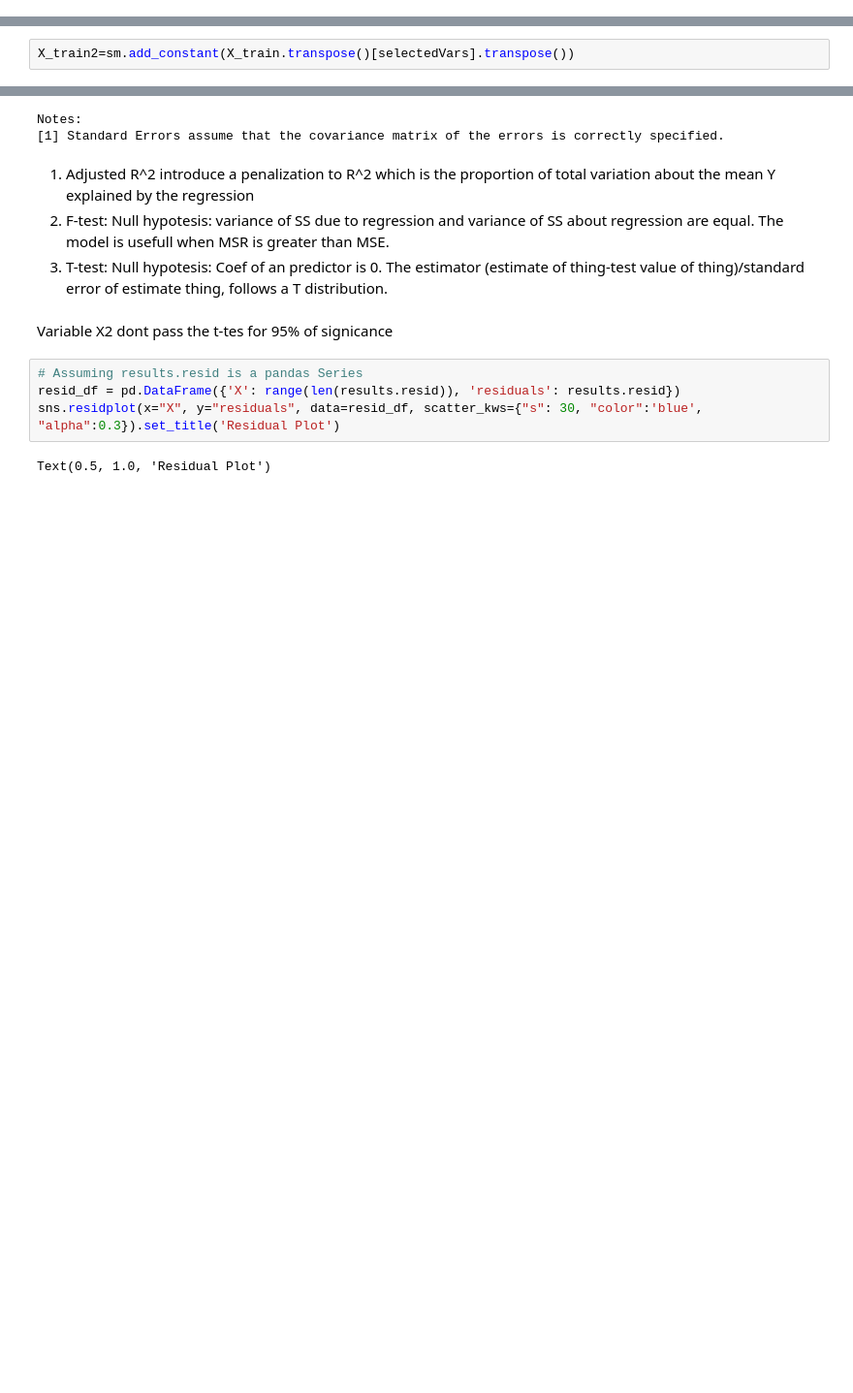
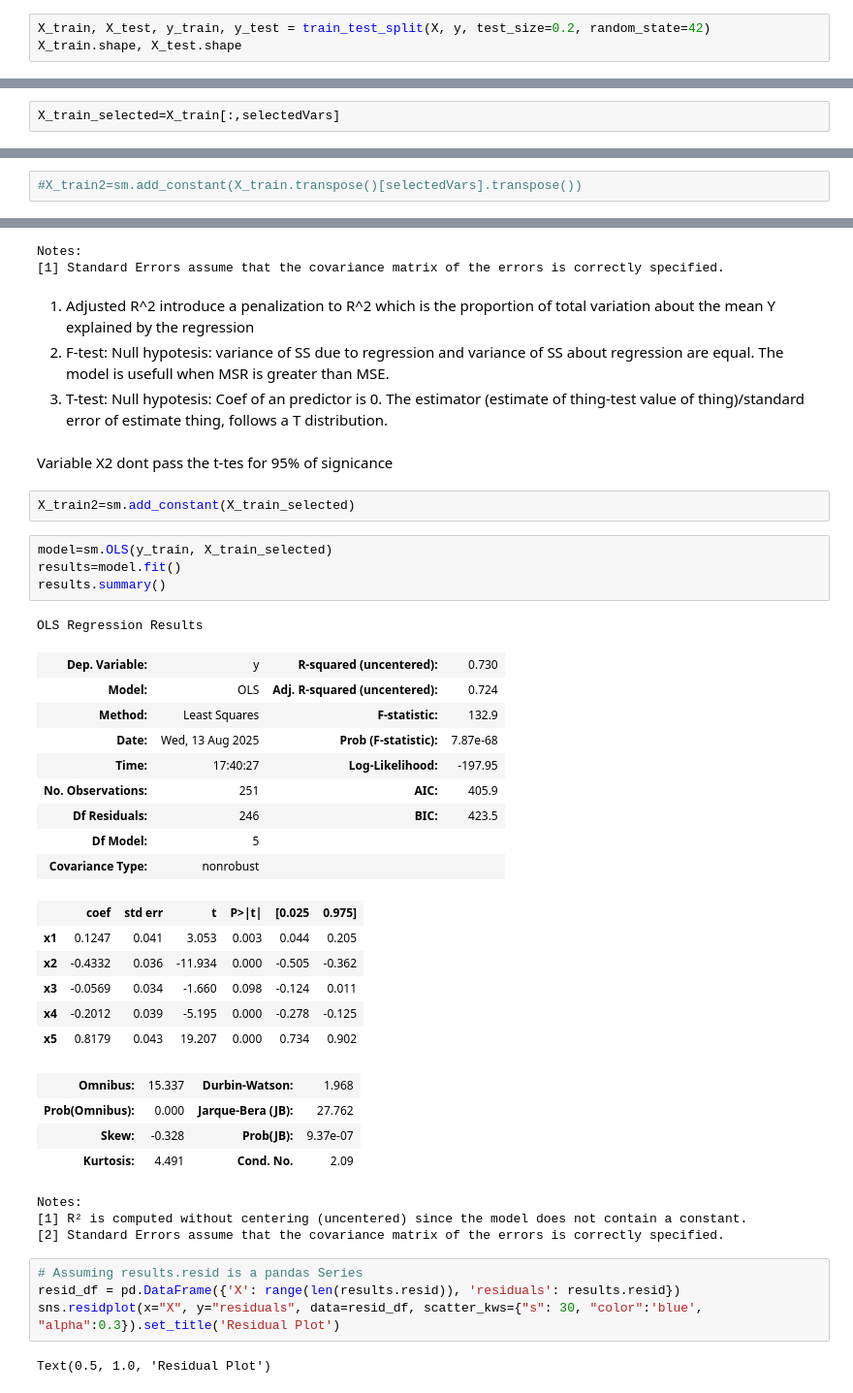
Before and after one commit to 318281029SBH/Escuela, a Jupyter notebook: GWeatherLinearRegression.ipynb, the cells around one changed output, grey strips where cells are left out. Shown at 97% size. Saved outputs shown, nothing was run; the diff lists cells and outputs as text; blank space fills up the shorter version.

```diff
--- a/GWeatherLinearRegression.ipynb
+++ b/GWeatherLinearRegression.ipynb
@@ -227,0 +231,3 @@ X_train.shape, X_test.shape
+# %%
+X_train, X_test, y_train, y_test = train_test_split(X, y, test_size=0.2, random_state=42)
+X_train.shape, X_test.shape
@@ -328,5 +293,7 @@ array([ 1,  3,  9, 10, 11])
+# %%
+X_train_selected=X_train[:,selectedVars]
 # %% [markdown]
 ##Model
 # %%
-X_train2=sm.add_constant(X_train.transpose()[selectedVars].transpose())
+#X_train2=sm.add_constant(X_train.transpose()[selectedVars].transpose())
 # %%
@@ -367,6 +334,36 @@ The model is usefull when MSR is greater than MSE.
 The estimator (estimate of thing-test value of thing)/standard error of estimate thing, follows a T distribution.
 # %% [markdown]
 Variable X2 dont pass the t-tes for 95% of signicance
+# %%
+X_train2=sm.add_constant(X_train_selected)
+# %%
+model=sm.OLS(y_train, X_train_selected)
+results=model.fit()
+results.summary()
+# %% [output]
+OLS Regression Results
+| Dep. Variable: | y | R-squared (uncentered): | 0.730 |
+| Model: | OLS | Adj. R-squared (uncentered): | 0.724 |
+| Method: | Least Squares | F-statistic: | 132.9 |
+| Date: | Wed, 13 Aug 2025 | Prob (F-statistic): | 7.87e-68 |
+| Time: | 17:40:27 | Log-Likelihood: | -197.95 |
+| No. Observations: | 251 | AIC: | 405.9 |
+| Df Residuals: | 246 | BIC: | 423.5 |
+| Df Model: | 5 |  |  |
+| Covariance Type: | nonrobust |  |  |
+|  | coef | std err | t | P>|t| | [0.025 | 0.975] |
+| x1 | 0.1247 | 0.041 | 3.053 | 0.003 | 0.044 | 0.205 |
+| x2 | -0.4332 | 0.036 | -11.934 | 0.000 | -0.505 | -0.362 |
+| x3 | -0.0569 | 0.034 | -1.660 | 0.098 | -0.124 | 0.011 |
+| x4 | -0.2012 | 0.039 | -5.195 | 0.000 | -0.278 | -0.125 |
+| x5 | 0.8179 | 0.043 | 19.207 | 0.000 | 0.734 | 0.902 |
+| Omnibus: | 15.337 | Durbin-Watson: | 1.968 |
+| Prob(Omnibus): | 0.000 | Jarque-Bera (JB): | 27.762 |
+| Skew: | -0.328 | Prob(JB): | 9.37e-07 |
+| Kurtosis: | 4.491 | Cond. No. | 2.09 |
+Notes:
+[1] R² is computed without centering (uncentered) since the model does not contain a constant.
+[2] Standard Errors assume that the covariance matrix of the errors is correctly specified.
 # %%
 # Assuming results.resid is a pandas Series
 resid_df = pd.DataFrame({'X': range(len(results.resid)), 'residuals': results.resid})
```
Also changed, not shown: parts of 22 cells of this notebook.
